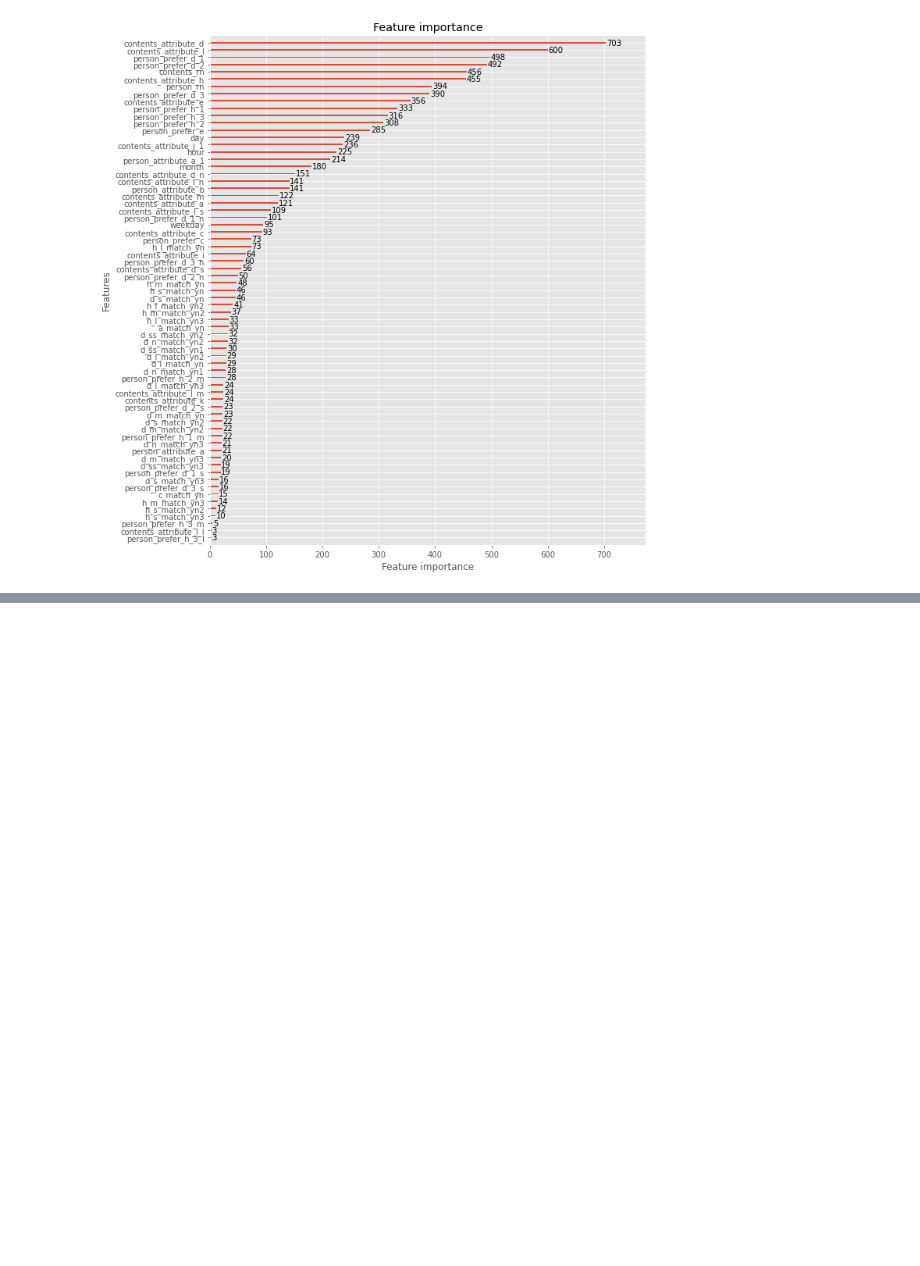
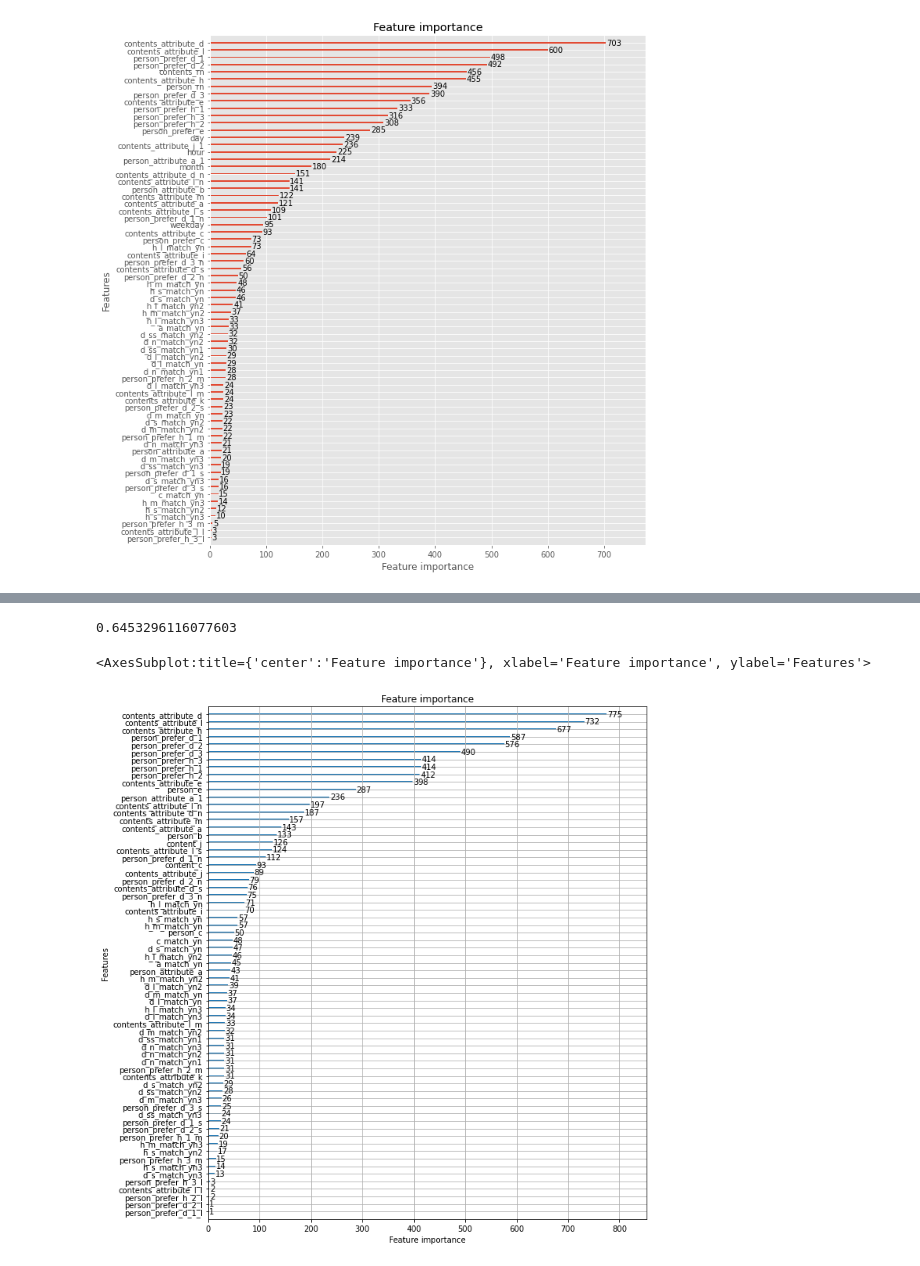
Before and after one commit to jangwoosol/jobcare, a Jupyter notebook: 회귀분석이용한단계적변수제거.ipynb, the cells around one changed output, grey strips where cells are left out. Drawn from its saved outputs; the diff is of its cells as text; code cells hidden in the pictures; blank space fills up the shorter version.

```diff
--- a/회귀분석이용한단계적변수제거.ipynb
+++ b/회귀분석이용한단계적변수제거.ipynb
@@ -479,0 +531,18 @@ plot_importance(lgbm,ax=ax)
+# %%
+train_data=train_data.drop(['person_attribute_b','person_prefer_c','person_prefer_e','contents_attribute_j_1','contents_attribute_c'],axis=1)
+test_data=test_data.drop(['person_attribute_b','person_prefer_c','person_prefer_e','contents_attribute_j_1', 'contents_attribute_c'],axis=1)
+# %%
+# 성능 변화 평가를 위해 data 나누기
+x=train_data.drop(['target'],axis=1)
+y =train_data['target']
+
+from sklearn.model_selection import train_test_split
+x_train, x_test, y_train, y_test = train_test_split(x, y, test_size=0.3, shuffle=True, random_state=34)
+#new-날짜랑 contents,person_rn 빼고
+from lightgbm import LGBMClassifier
+
+import numpy as np
+lgbm=LGBMClassifier(n_estimators=300)
+#조기 중단
+evals=[(x_test,y_test)]
+lgbm.fit(x_train,y_train, early_stopping_rounds=100, eval_metric='logloss',eval_set=evals, verbose=True)
@@ -479,0 +568,12 @@ plot_importance(lgbm,ax=ax)
+# %%
+pred=lgbm.predict(x_test)
+f1_score(pred,y_test)
+# %% [output]
+0.6453296116077603
+# %%
+from lightgbm import plot_importance
+fig, ax= plt.subplots(figsize=(10,12))
+plot_importance(lgbm,ax=ax)
+# %% [output]
+<AxesSubplot:title={'center':'Feature importance'}, xlabel='Feature importance', ylabel='Features'>
+[figure, added]
```
Also changed, not shown: parts of 33 cells of this notebook.
